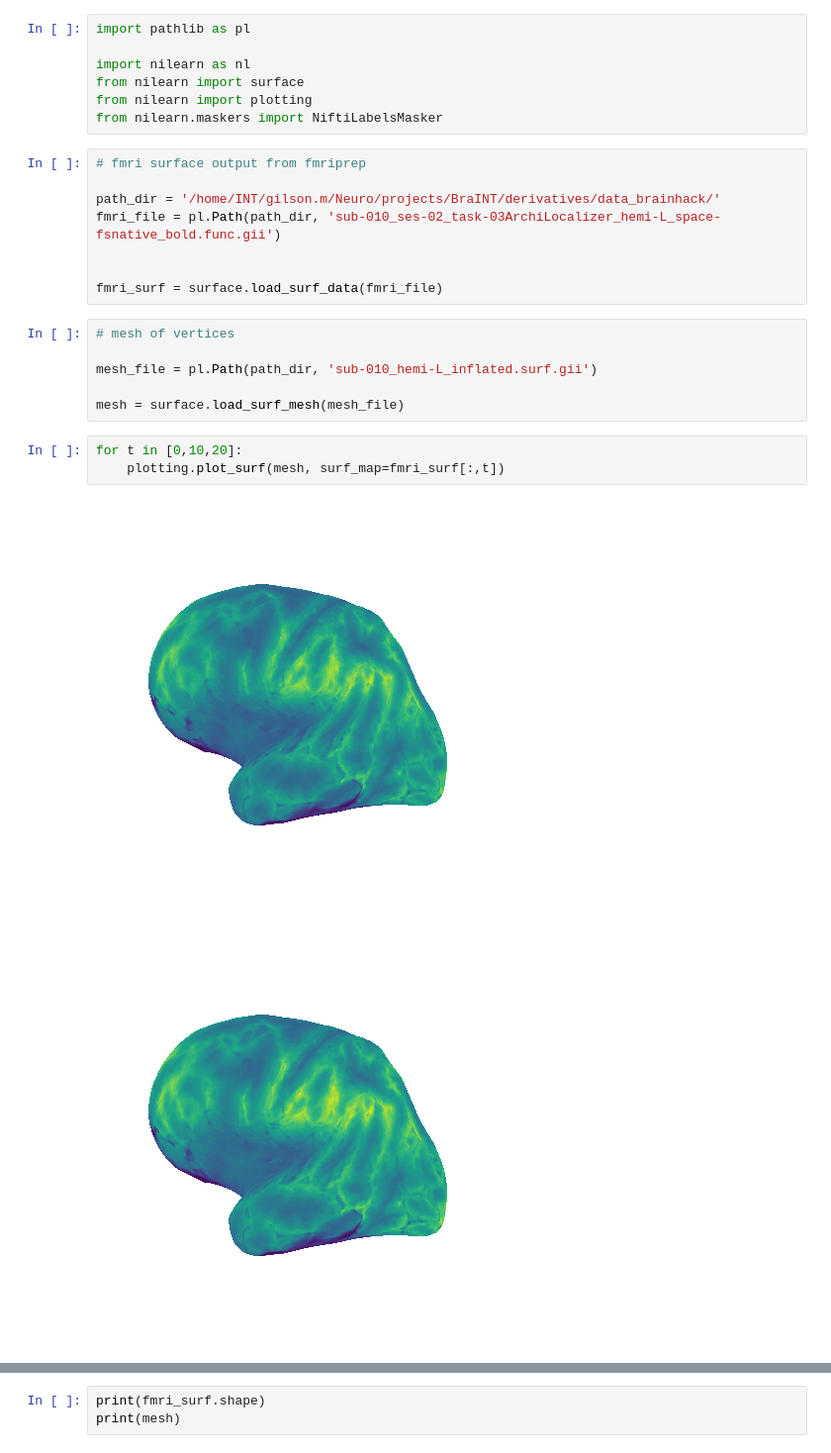
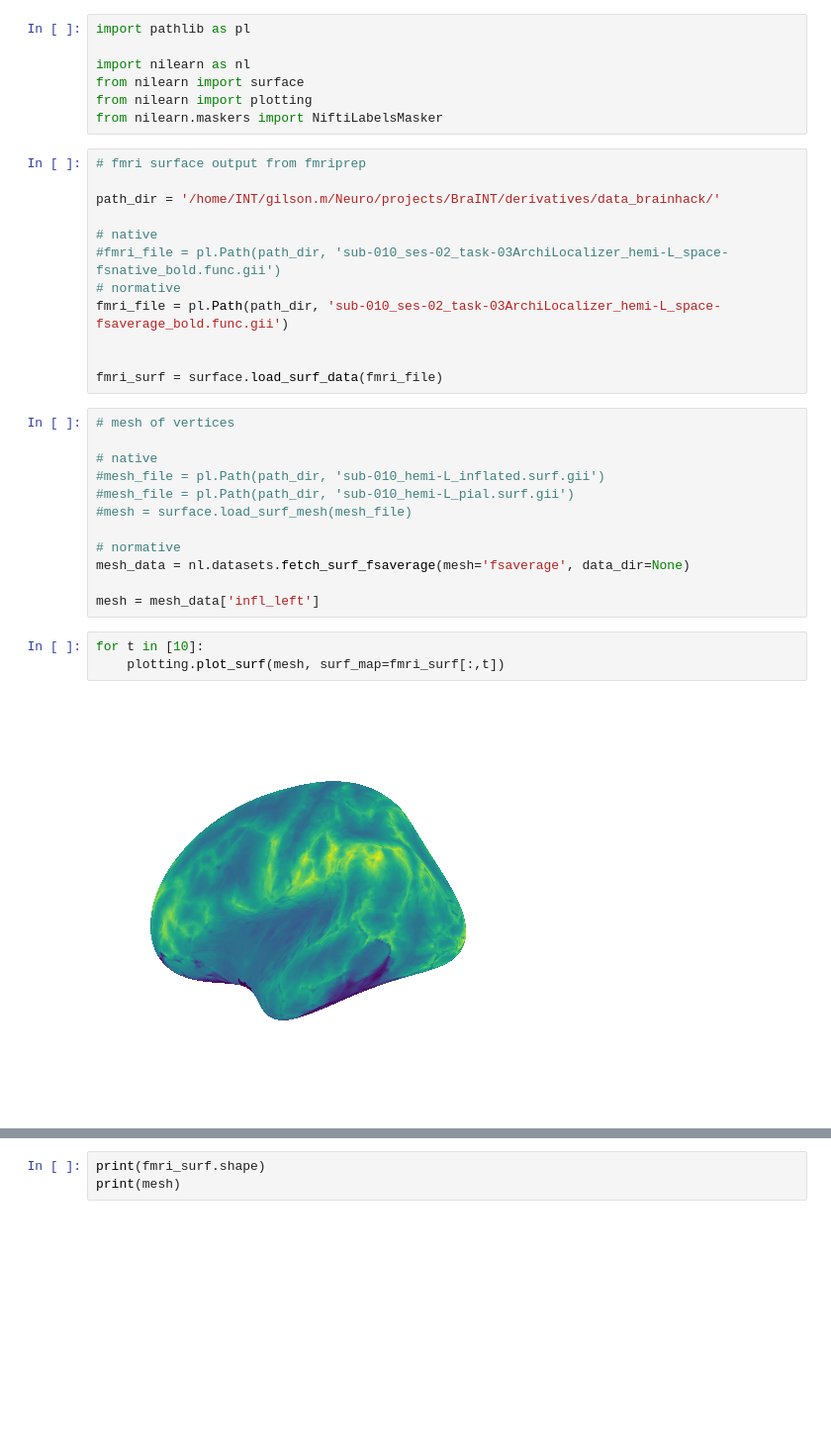
Before and after one commit to appukuttan-shailesh/multimodal_MRI_analysis, a Jupyter notebook: test_plot_surf.ipynb, the cells around one changed output, grey strips where cells are left out. Shown at 99% size. Saved outputs shown, nothing was run; the diff lists cells and outputs as text; blank space fills up the shorter version.

```diff
--- a/test_plot_surf.ipynb
+++ b/test_plot_surf.ipynb
@@ -9,19 +9,28 @@ from nilearn.maskers import NiftiLabelsMasker
 # fmri surface output from fmriprep
 
 path_dir = '/home/INT/gilson.m/Neuro/projects/BraINT/derivatives/data_brainhack/'
-fmri_file = pl.Path(path_dir, 'sub-010_ses-02_task-03ArchiLocalizer_hemi-L_space-fsnative_bold.func.gii')
+
+# native
+#fmri_file = pl.Path(path_dir, 'sub-010_ses-02_task-03ArchiLocalizer_hemi-L_space-fsnative_bold.func.gii')
+# normative
+fmri_file = pl.Path(path_dir, 'sub-010_ses-02_task-03ArchiLocalizer_hemi-L_space-fsaverage_bold.func.gii')
 
 
 fmri_surf = surface.load_surf_data(fmri_file)
 # %%
 # mesh of vertices
 
-mesh_file = pl.Path(path_dir, 'sub-010_hemi-L_inflated.surf.gii')
+# native
+#mesh_file = pl.Path(path_dir, 'sub-010_hemi-L_inflated.surf.gii')
+#mesh_file = pl.Path(path_dir, 'sub-010_hemi-L_pial.surf.gii')
+#mesh = surface.load_surf_mesh(mesh_file)
 
-mesh = surface.load_surf_mesh(mesh_file)
+# normative
+mesh_data = nl.datasets.fetch_surf_fsaverage(mesh='fsaverage', data_dir=None)
+
+mesh = mesh_data['infl_left']
 # %%
-for t in [0,10,20]:
+for t in [10]:
     plotting.plot_surf(mesh, surf_map=fmri_surf[:,t])
 # %% [output]
-[figure, old version]
+[figure, new version]
-[figure, removed]
```
Also changed, not shown: parts of 1 cell of this notebook.
